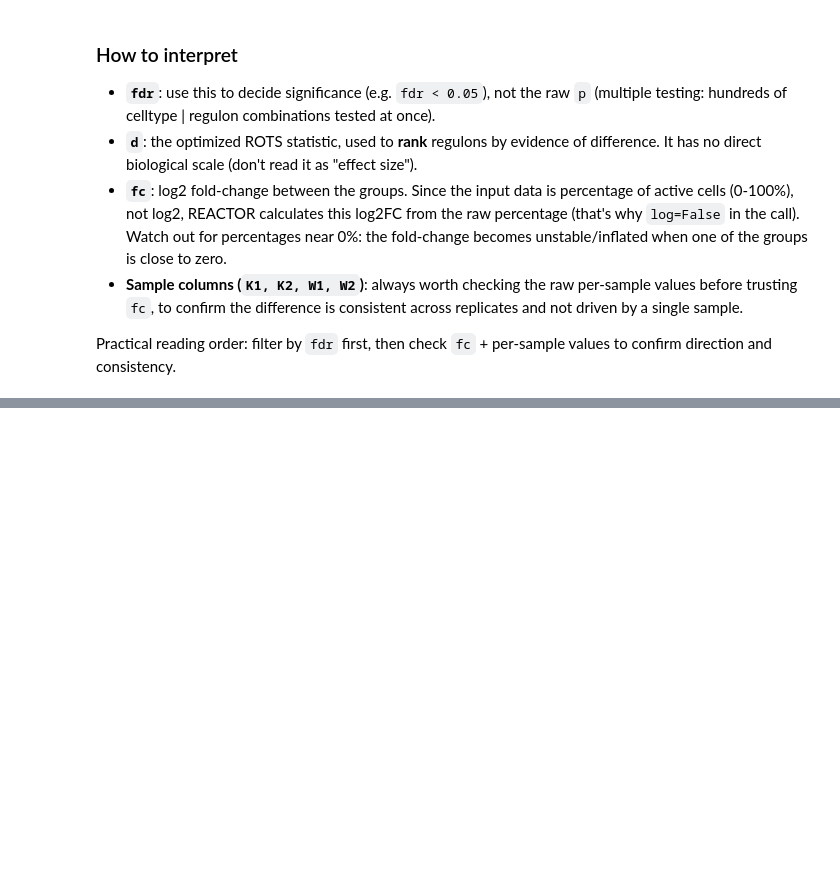
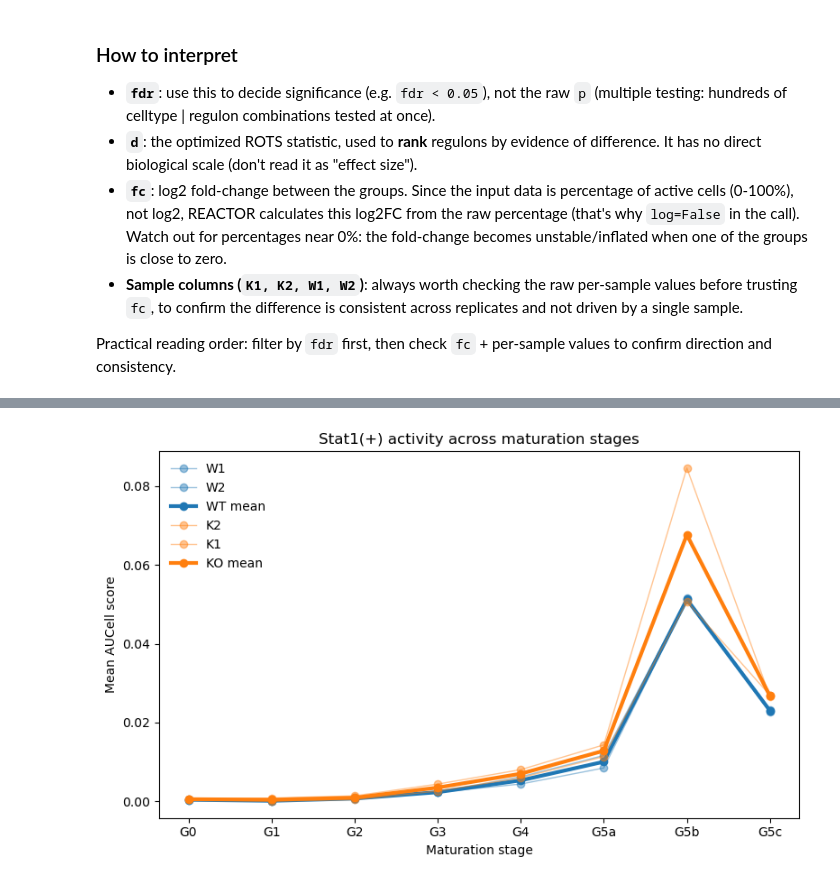
Before and after one commit to TAndrighetti/SingleCell_Analysis_Tools, a Jupyter notebook: tutoriais/SCENIC_application.ipynb, the cells around one changed output, grey strips where cells are left out. Cells and saved outputs as stored; diff of their text form; code cells hidden in the pictures; blank space fills up the shorter version.

```diff
--- a/tutoriais/SCENIC_application.ipynb
+++ b/tutoriais/SCENIC_application.ipynb
@@ -3758,0 +3946,11 @@ Practical reading order: filter by `fdr` first, then check `fc` + per-sample val
+# %%
+scenic_activity = SummarizeScenicActivity(
+    adata_scenic,
+    auc_key="X_scenic_auc",
+    sample_key=sample_col,
+    condition_key=condition_col,
+    celltype_key=celltype_col,
+    statistic="mean",
+)
+
+scenic_activity.head()
@@ -3758,0 +4575,12 @@ Practical reading order: filter by `fdr` first, then check `fc` + per-sample val
+# %%
+fig, ax, plot_data = PlotScenicActivityAcrossStages(
+    scenic_activity,
+    regulon="Stat1(+)",
+    condition_key=condition_col,
+    celltype_key=celltype_col,
+    sample_key=sample_col,
+    stage_order=stage_order,
+    condition_order=["WT", "KO"],
+)
+# %% [output]
+[figure, added]
```
Also changed, not shown: parts of 30 cells of this notebook, 3 other files.
